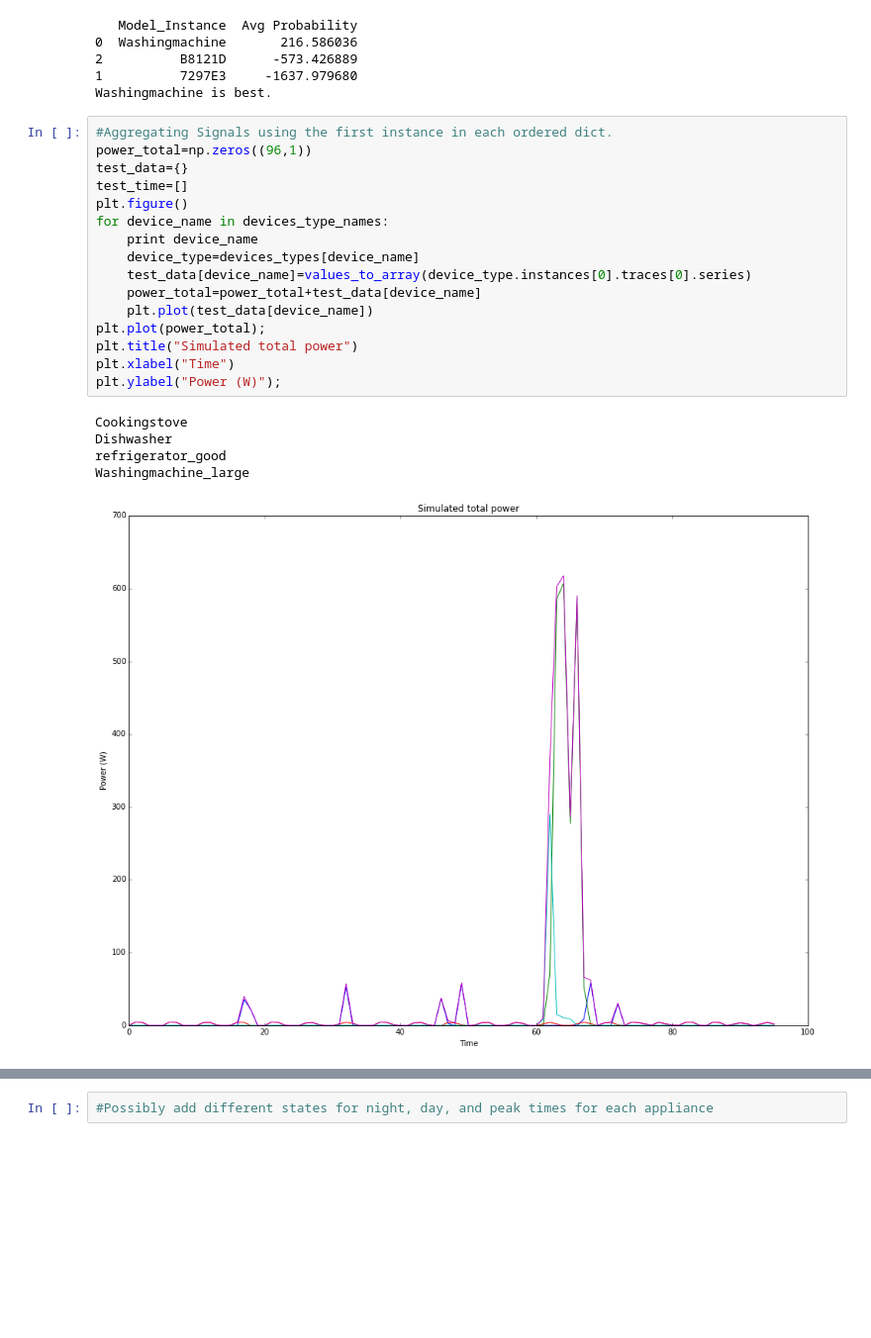
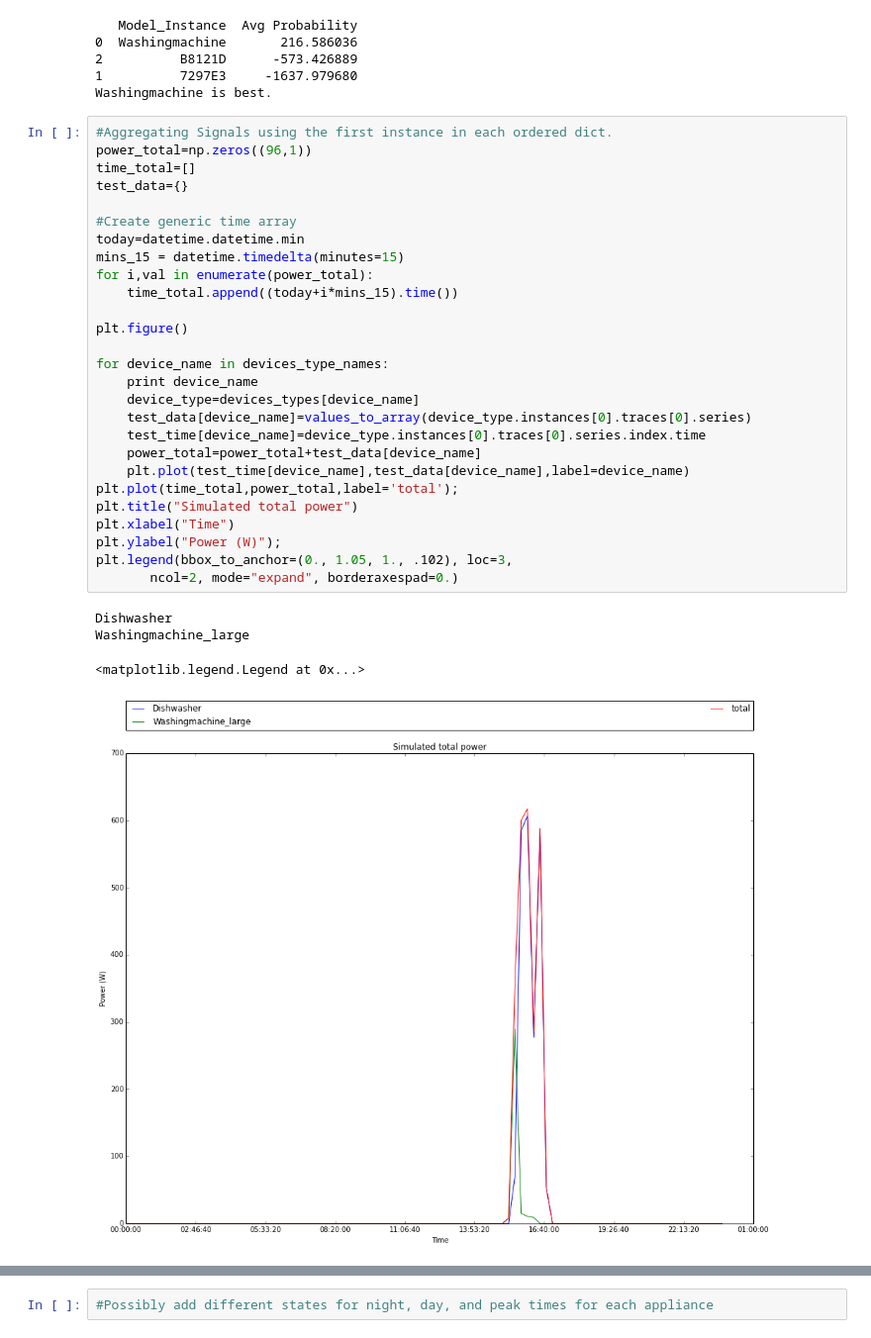
Before and after one commit to dssg/wikienergy, a Jupyter notebook: proto/FHMM/FHMM_Tracebase.ipynb, the cells around one changed output, grey strips where cells are left out. Shown: that part at 99% size. Saved outputs shown, nothing was run; the diff lists cells and outputs as text; blank space fills up the shorter version.

```diff
--- a/proto/FHMM/FHMM_Tracebase.ipynb
+++ b/proto/FHMM/FHMM_Tracebase.ipynb
@@ -369,25 +377,35 @@ Washingmachine is best.
 # %%
 #Aggregating Signals using the first instance in each ordered dict.
 power_total=np.zeros((96,1))
+time_total=[]
 test_data={}
-test_time=[]
+
+#Create generic time array
+today=datetime.datetime.min
+mins_15 = datetime.timedelta(minutes=15)
+for i,val in enumerate(power_total):
+    time_total.append((today+i*mins_15).time())
+
 plt.figure()
+
 for device_name in devices_type_names:
     print device_name
     device_type=devices_types[device_name]
     test_data[device_name]=values_to_array(device_type.instances[0].traces[0].series)
+    test_time[device_name]=device_type.instances[0].traces[0].series.index.time
     power_total=power_total+test_data[device_name]
-    plt.plot(test_data[device_name])
-plt.plot(power_total);
+    plt.plot(test_time[device_name],test_data[device_name],label=device_name)
+plt.plot(time_total,power_total,label='total');
 plt.title("Simulated total power")
 plt.xlabel("Time")
 plt.ylabel("Power (W)");
+plt.legend(bbox_to_anchor=(0., 1.05, 1., .102), loc=3,
+       ncol=2, mode="expand", borderaxespad=0.)
 # %% [output]
-Cookingstove
 Dishwasher
-refrigerator_good
 Washingmachine_large
+<matplotlib.legend.Legend at 0x...>
-[figure, old version]
+[figure, new version]
 # %%
 #Creates FHMM
 list_pi=[pi_prior[appliance] for appliance in best_model]
```
Also changed, not shown: parts of 10 cells of this notebook, 1 other file.
